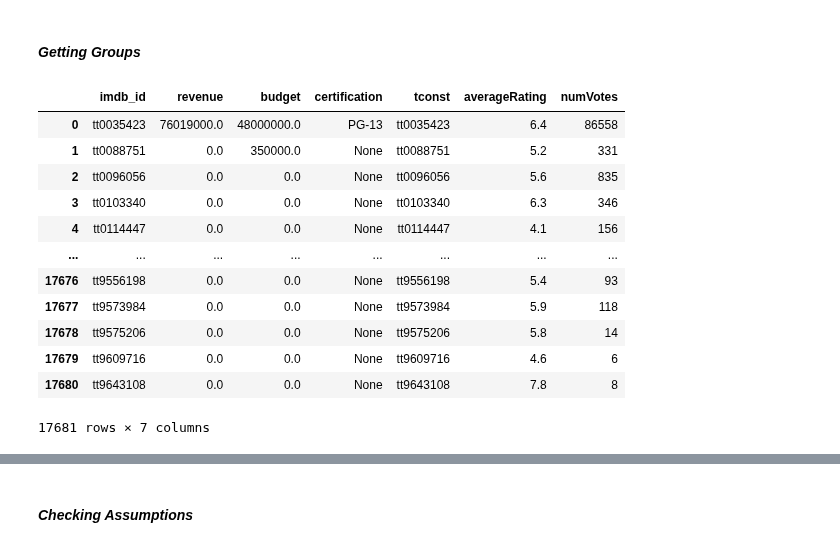
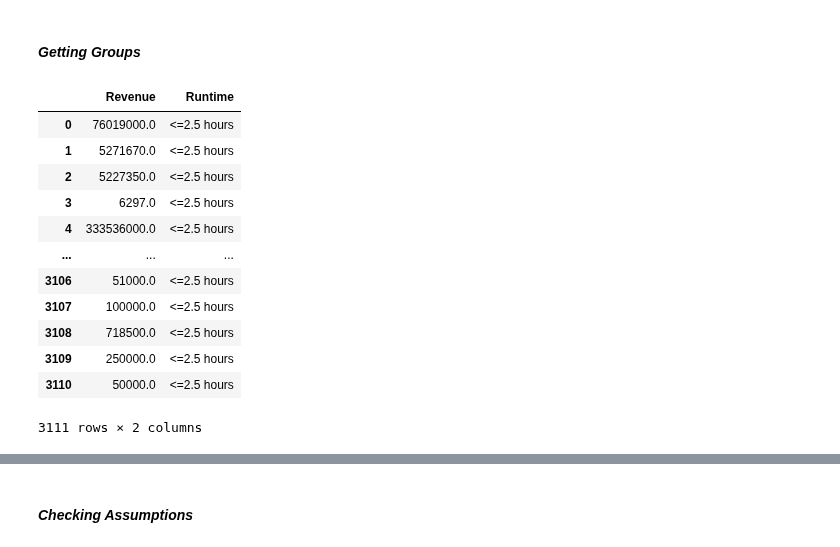
Before and after one commit to john-a-dixon/movie-success-analysis, a Jupyter notebook: 4-hypothesis-testing.ipynb, the cells around one changed output, grey strips where cells are left out. Saved outputs shown, nothing was run; the diff lists cells and outputs as text; code cells hidden in the pictures.

```diff
--- a/4-hypothesis-testing.ipynb
+++ b/4-hypothesis-testing.ipynb
@@ -220,25 +235,29 @@ With the two test results _and_ the visual above, the following can be stated:
 # %% [markdown]
 #### **_Getting Groups_**
-# %%
-query = """
-SELECT *
-FROM tmdb_data AS t
-JOIN title_ratings as r
-  ON t.imdb_id = r.tconst;
-"""
-
-pd.read_sql(query, engine)
-# %% [output]
-|  | imdb_id | revenue | budget | certification | tconst | averageRating | numVotes |
-| 0 | tt0035423 | 76019000.0 | 48000000.0 | PG-13 | tt0035423 | 6.4 | 86558 |
-| 1 | tt0088751 | 0.0 | 350000.0 | None | tt0088751 | 5.2 | 331 |
-| 2 | tt0096056 | 0.0 | 0.0 | None | tt0096056 | 5.6 | 835 |
-| 3 | tt0103340 | 0.0 | 0.0 | None | tt0103340 | 6.3 | 346 |
-| 4 | tt0114447 | 0.0 | 0.0 | None | tt0114447 | 4.1 | 156 |
-| ... | ... | ... | ... | ... | ... | ... | ... |
-| 17676 | tt9556198 | 0.0 | 0.0 | None | tt9556198 | 5.4 | 93 |
-| 17677 | tt9573984 | 0.0 | 0.0 | None | tt9573984 | 5.9 | 118 |
-| 17678 | tt9575206 | 0.0 | 0.0 | None | tt9575206 | 5.8 | 14 |
-| 17679 | tt9609716 | 0.0 | 0.0 | None | tt9609716 | 4.6 | 6 |
-| 17680 | tt9643108 | 0.0 | 0.0 | None | tt9643108 | 7.8 | 8 |
-17681 rows × 7 columns
+# %%
+# Get all movies that are 2.5 hours or less and have valid revenue info
+query = """
+SELECT d.revenue as Revenue, "<=2.5 hours" AS Runtime
+FROM title_basics AS b
+JOIN tmdb_data AS d
+  ON b.tconst = d.imdb_id
+WHERE runtime_minutes <= 150
+  AND revenue > 0;
+"""
+
+under_150_min = pd.read_sql(query, engine)
+under_150_min
+# %% [output]
+|  | Revenue | Runtime |
+| 0 | 76019000.0 | <=2.5 hours |
+| 1 | 5271670.0 | <=2.5 hours |
+| 2 | 5227350.0 | <=2.5 hours |
+| 3 | 6297.0 | <=2.5 hours |
+| 4 | 333536000.0 | <=2.5 hours |
+| ... | ... | ... |
+| 3106 | 51000.0 | <=2.5 hours |
+| 3107 | 100000.0 | <=2.5 hours |
+| 3108 | 718500.0 | <=2.5 hours |
+| 3109 | 250000.0 | <=2.5 hours |
+| 3110 | 50000.0 | <=2.5 hours |
+3111 rows × 2 columns
```
Also changed, not shown: parts of 19 cells of this notebook.
